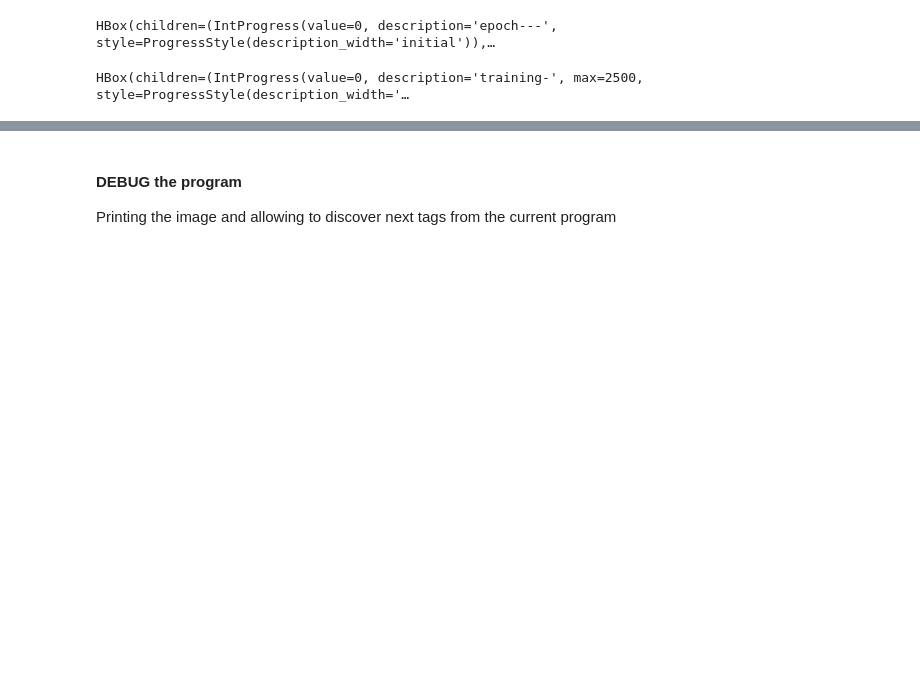
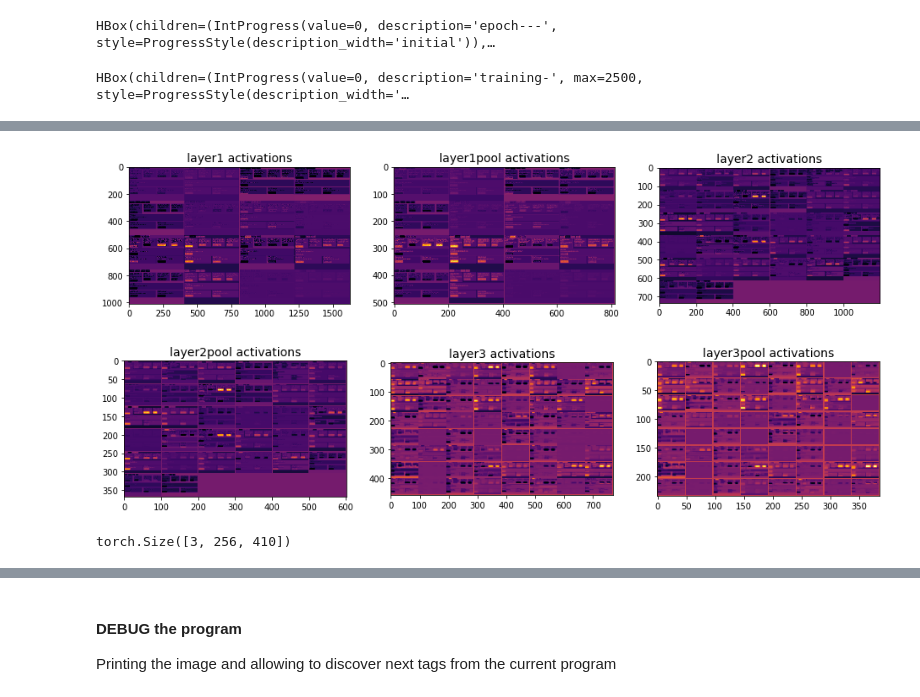
Before and after one commit to binh-vu/sketch2code, a Jupyter notebook: notebooks/s10_supervise_baseline.ipynb, the cells around one changed output, grey strips where cells are left out. Saved outputs shown, nothing was run; the diff lists cells and outputs as text; code cells hidden in the pictures; blank space fills up the shorter version.

```diff
--- a/notebooks/s10_supervise_baseline.ipynb
+++ b/notebooks/s10_supervise_baseline.ipynb
@@ -130,0 +156,12 @@ HBox(children=(IntProgress(value=0, description='training-', max=2500, style=Pro
+# %%
+res = viz_activation_layers(images[-1], model.encoder, padding=2, plt=plt, plt_config={
+    'figsize': (16, 8),
+    'subplot_size': (1, 3)
+})
+# %% [output]
+[figure, added]
+[figure, added]
+# %%
+images[-1].shape
+# %% [output]
+torch.Size([3, 256, 410])
```
Also changed, not shown: parts of 27 cells of this notebook, 9 other files.
